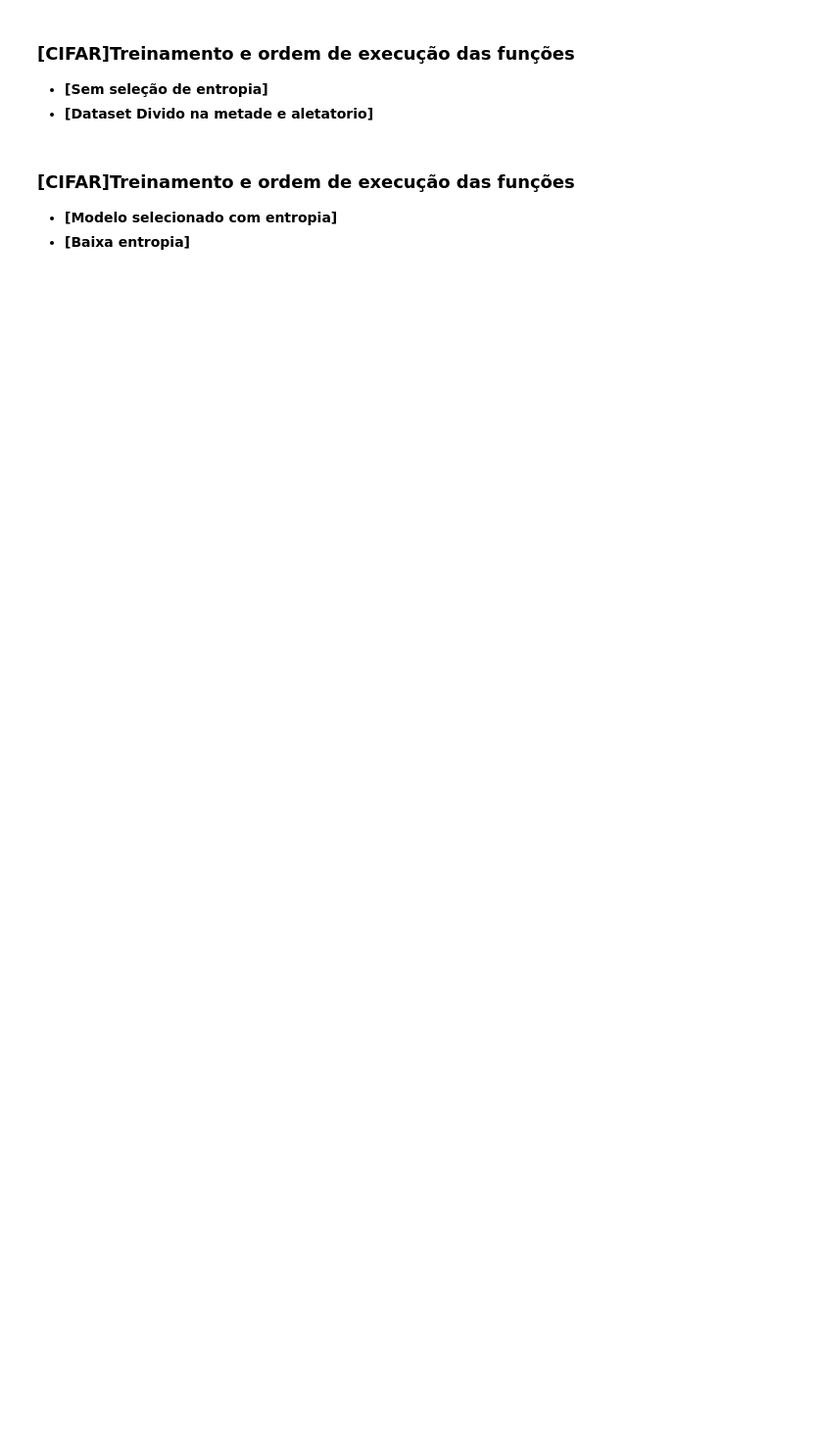
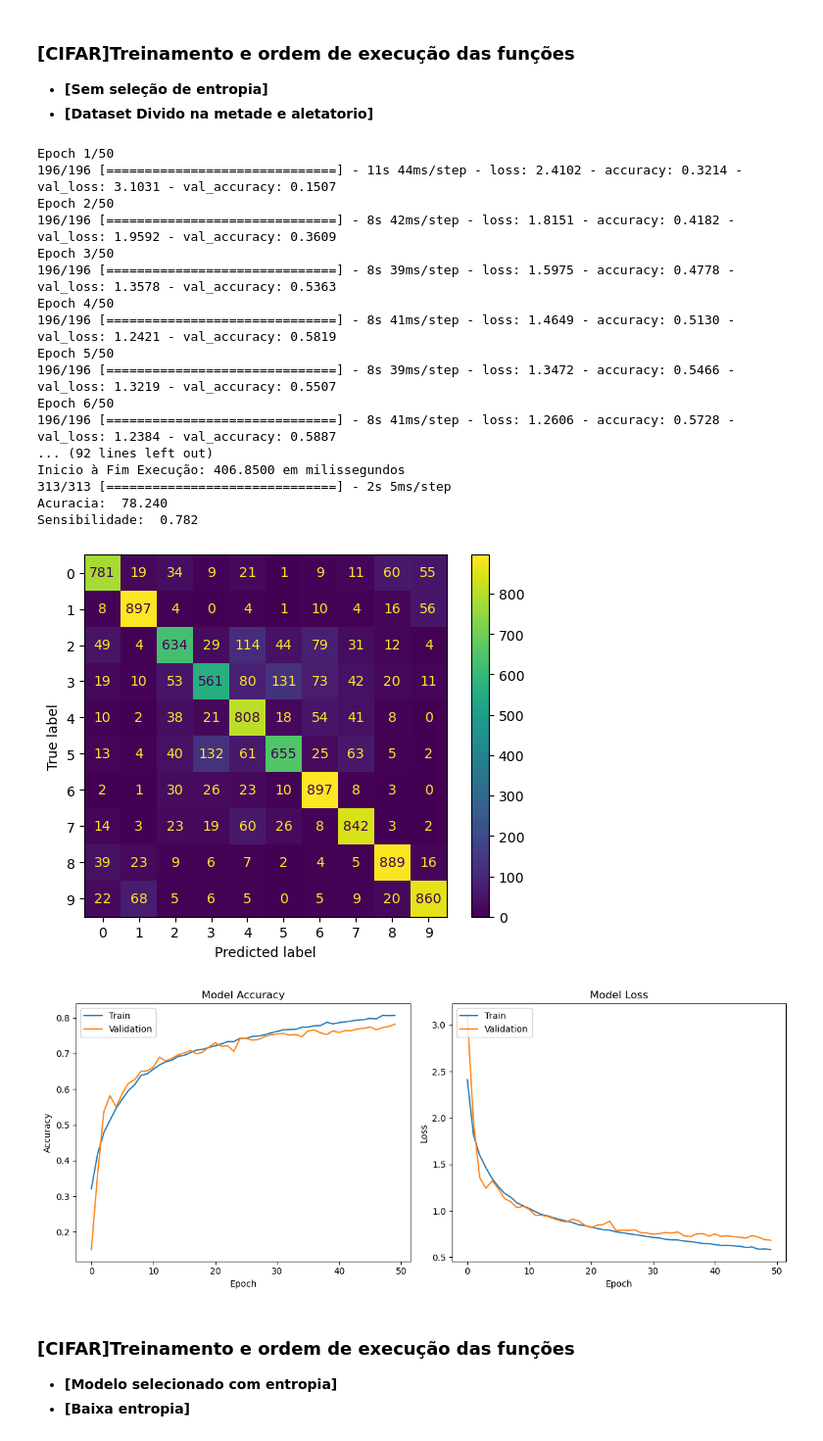
Before and after one commit to ernesto-arq/DM_Art, a Jupyter notebook: Filtro_Ruido_DM/Ruido_e_Filtros_[DM]_v10.ipynb, the cells around one changed output. Shown at 98% size. Saved outputs shown, nothing was run; the diff lists cells and outputs as text; code cells hidden in the pictures; blank space fills up the shorter version.

```diff
--- a/Filtro_Ruido_DM/Ruido_e_Filtros_[DM]_v10.ipynb
+++ b/Filtro_Ruido_DM/Ruido_e_Filtros_[DM]_v10.ipynb
@@ -444,28 +559,48 @@ plotAcuraciaLoss(history)
 # %%
 from sklearn.model_selection import train_test_split
 from keras.datasets import cifar10
 import random
 def selecionar_metade_aleatoria(metade1, metade2):
     return metade1 if random.choice([True, False]) else metade2
 
 inicio = time.time() #tempo de inicio
 (train_X, train_y), (test_X, test_y) = cifar10.load_data() # Carregar o conjunto de dados # Importar e Treinar
 metade_train_X, outra_metade_train_X, metade_train_y, outra_metade_train_y = train_test_split(train_X, train_y, test_size=0.5, random_state=42) # Corte aleatorio do dataset na metade
 train_X = selecionar_metade_aleatoria(metade_train_X, outra_metade_train_X)
 train_y = selecionar_metade_aleatoria(metade_train_y, outra_metade_train_y)
 
 importacaoF = time.time() #tempo de importacao
 train_X, train_y, test_X, test_y = carregarPeparar(train_X, train_y, test_X, test_y, 32, 3) #padronização e categorização
 padrozinacaoF = time.time() #tempo de padronizacao
 model = criacaoModeloG8(train_X)
 criacaoModeloF = time.time() #tempo de criacao do modelo
 history = model.fit(train_X, train_y, epochs = 50, batch_size = 128, validation_data=(test_X, test_y), verbose = 1) #treinamento
 treinamentoF = time.time() #tempo final
 
 tempDecorrido(inicio, importacaoF, padrozinacaoF, criacaoModeloF, treinamentoF) #inicio, importacaoF, padrozinacaoF, criacaoModeloF, treinamentoF, entropiaF
-plotarDadosTrain(3000, 9, train_X) # Exemplo: apartir do indice N, exibe K imagens do conjunto de dados, D
+#plotarDadosTrain(3000, 9, train_X) # Exemplo: apartir do indice N, exibe K imagens do conjunto de dados, D
 avaliacao_statistica(test_X, test_y)
 plotAcuraciaLoss(history)
+# %% [output]
+Epoch 1/50
+196/196 [==============================] - 11s 44ms/step - loss: 2.4102 - accuracy: 0.3214 - val_loss: 3.1031 - val_accuracy: 0.1507
+Epoch 2/50
+196/196 [==============================] - 8s 42ms/step - loss: 1.8151 - accuracy: 0.4182 - val_loss: 1.9592 - val_accuracy: 0.3609
+Epoch 3/50
+196/196 [==============================] - 8s 39ms/step - loss: 1.5975 - accuracy: 0.4778 - val_loss: 1.3578 - val_accuracy: 0.5363
+Epoch 4/50
+196/196 [==============================] - 8s 41ms/step - loss: 1.4649 - accuracy: 0.5130 - val_loss: 1.2421 - val_accuracy: 0.5819
+Epoch 5/50
+196/196 [==============================] - 8s 39ms/step - loss: 1.3472 - accuracy: 0.5466 - val_loss: 1.3219 - val_accuracy: 0.5507
+Epoch 6/50
+196/196 [==============================] - 8s 41ms/step - loss: 1.2606 - accuracy: 0.5728 - val_loss: 1.2384 - val_accuracy: 0.5887
+... (92 lines left out)
+Inicio à Fim Execução: 406.8500 em milissegundos
+313/313 [==============================] - 2s 5ms/step
+Acuracia:  78.240
+Sensibilidade:  0.782
+[figure, added]
+[figure, added]
 # %% [markdown]
 ### [CIFAR]Treinamento e ordem de execução das funções
  * **[Modelo selecionado com entropia]**
```
Also changed, not shown: parts of 42 cells of this notebook, 5 other files.
